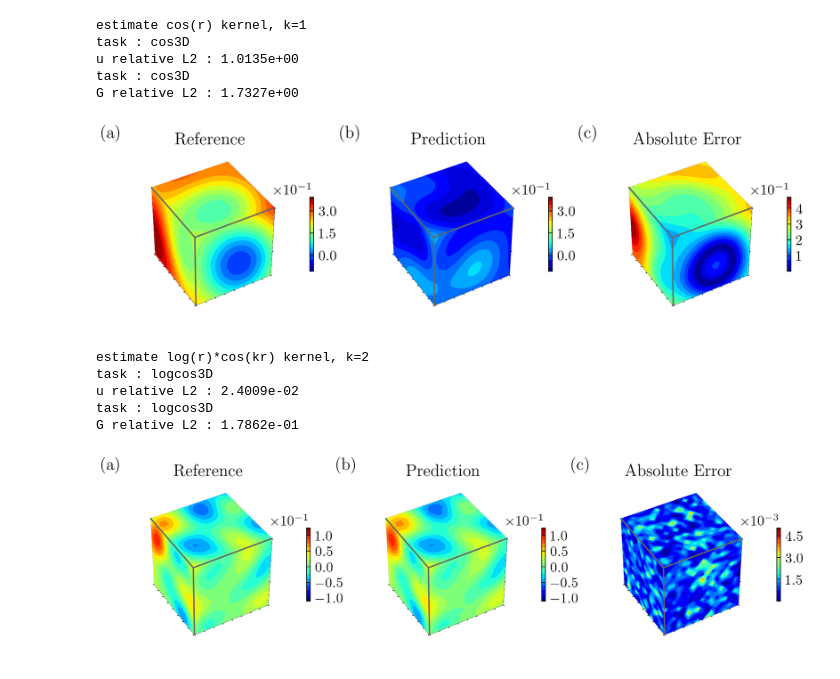
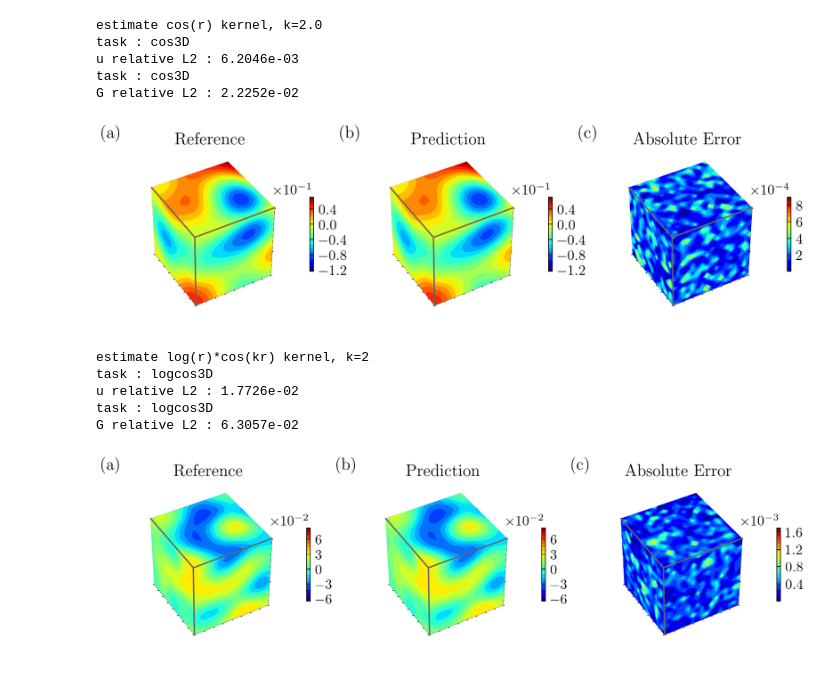
Before and after one commit to linye-boli/OGA-KernelEstimation, a Jupyter notebook: vis/vis3D.ipynb, the cells around one changed output. Cells and saved outputs as stored; diff of their text form; code cells hidden in the pictures.

```diff
--- a/vis/vis3D.ipynb
+++ b/vis/vis3D.ipynb
@@ -20,9 +19,0 @@ from utils import load_cos3d_kernel_dataset, load_log3d_kernel_dataset, load_log
-# %%
-data_root = '../data'
-mesh_path = os.path.join(data_root, 'mesh3D_box_17.mat')
-ys = scipy.io.loadmat(mesh_path)['X']
-xs = scipy.io.loadmat(mesh_path)['X']
-
-from utils import load_log3d_kernel_dataset
-fTrain, fTest, uTrain, uTest, X, Gref = load_log3d_kernel_dataset(
-    data_root='../data', nTrain=3000, nTest=1000)
@@ -31,5 +22,5 @@ estimate log(r) kernel
 # %%
-def vis_3D_result(task, idx, outnm=None):
+def vis_3D_result(task, idx, sigma='2e-01', outnm=None):
     cm = 1/2.54
     f = plt.figure(figsize=(7,3.5))
     subfigs = f.subfigures(1,3).flatten()
@@ -37,38 +28,22 @@ def vis_3D_result(task, idx, outnm=None):
     ax2 = subfigs[1].add_subplot(projection='3d')
     ax3 = subfigs[2].add_subplot(projection='3d')
 
-    if task == 'log3D':
-        from utils import load_log3d_kernel_dataset
-        fTrain, fTest, uTrain, uTest, X, Gref = load_log3d_kernel_dataset(
-            data_root='../data', nTrain=3000, nTest=1000)
-        upred = np.load(
-            "../results/log3D/ogapw-128-3000-512-17-x-5e-01-relu/upred.npy", allow_pickle=True)
-        Gpred = np.load(
-            "../results/log3D/ogapw-128-3000-512-17-x-5e-01-relu/Goga.npy", allow_pickle=True)
-    elif task == 'logsin3D':
-        from utils import load_logsin3d_kernel_dataset
-        fTrain, fTest, uTrain, uTest, X, Gref = load_logsin3d_kernel_dataset(
-            data_root='../data', nTrain=3000, nTest=1000)
-        upred = np.load(
-            "../results/logsin3D/ogapw-513-3000-relu/upred.npy", allow_pickle=True)
-        Gpred = np.load(
-            "../results/logsin3D/ogapw-513-3000-relu/Goga.npy", allow_pickle=True)
-    elif task == 'logcos3D':
+    if task == 'logcos3D':
         from utils import load_logcos3d_kernel_dataset
         fTrain, fTest, uTrain, uTest, X, Gref = load_logcos3d_kernel_dataset(
-            data_root='../data', nTrain=3000, nTest=1000, n=2, sigma='2e-01')
+            data_root='../data', nTrain=1000, nTest=1000, n=2, sigma=sigma)
         upred = np.load(
-            "../results/logcos3D/ogapw-128-3000-512-17-2.0-2e-01-relu/upred.npy", allow_pickle=True)
+            f"../results/logcos3D/ogapw-512-1000-512-17-2.0-{sigma}-relu/upred.npy", allow_pickle=True)
         Gpred = np.load(
-            "../results/logcos3D/ogapw-128-3000-512-17-2.0-2e-01-relu/Goga.npy", allow_pickle=True)
+            f"../results/logcos3D/ogapw-512-1000-512-17-2.0-{sigma}-relu/Goga.npy", allow_pickle=True)
     elif task == 'cos3D':
         from utils import load_cos3d_kernel_dataset
         fTrain, fTest, uTrain, uTest, X, Gref = load_cos3d_kernel_dataset(
-            data_root='../data', nTrain=3000, nTest=1000)
+            data_root='../data', nTrain=1000, nTest=1000, n=2.0, sigma=sigma)
         upred = np.load(
-            "../results/cos3D/ogapw-513-3000-relu/upred.npy", allow_pickle=True)
+            f"../results/cos3D/ogapw-512-1000-512-17-2.0-{sigma}-relu/upred.npy", allow_pickle=True)
         Gpred = np.load(
-            "../results/cos3D/ogapw-513-3000-relu/Goga.npy", allow_pickle=True)
+            f"../results/cos3D/ogapw-512-1000-512-17-2.0-{sigma}-relu/Goga.npy", allow_pickle=True)
 
     # h = 1/fTest.shape[0]
     # upred = h * (Gpred @ fTest).T
@@ -236,19 +204,19 @@ G relative L2 : 6.3732e-02
 # %%
-vis_3D_result(task="cos3D", idx=0, outnm='cos3D.pdf')
+vis_3D_result(task="cos3D", idx=0, outnm='cos3D.pdf', sigma='1e-01')
 # %% [output]
-estimate cos(r) kernel, k=1
+estimate cos(r) kernel, k=2.0
 task : cos3D
-u relative L2 : 1.0135e+00
+u relative L2 : 6.2046e-03
 task : cos3D
-G relative L2 : 1.7327e+00
+G relative L2 : 2.2252e-02
-[figure, old version]
+[figure, new version]
 # %%
-vis_3D_result(task="logcos3D", idx=0, outnm='logcos3D.pdf')
+vis_3D_result(task="logcos3D", idx=0, outnm='logcos3D.pdf', sigma='1e-01')
 # %% [output]
 estimate log(r)*cos(kr) kernel, k=2
 task : logcos3D
-u relative L2 : 2.4009e-02
+u relative L2 : 1.7726e-02
 task : logcos3D
-G relative L2 : 1.7862e-01
+G relative L2 : 6.3057e-02
-[figure, old version]
+[figure, new version]
 # %%
```
Also changed, not shown: parts of 12 cells of this notebook, 29 other files.
